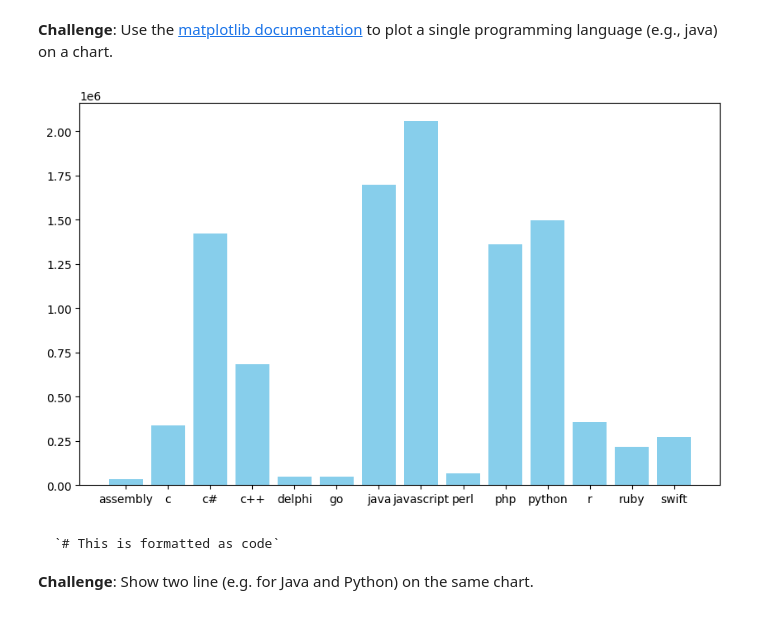
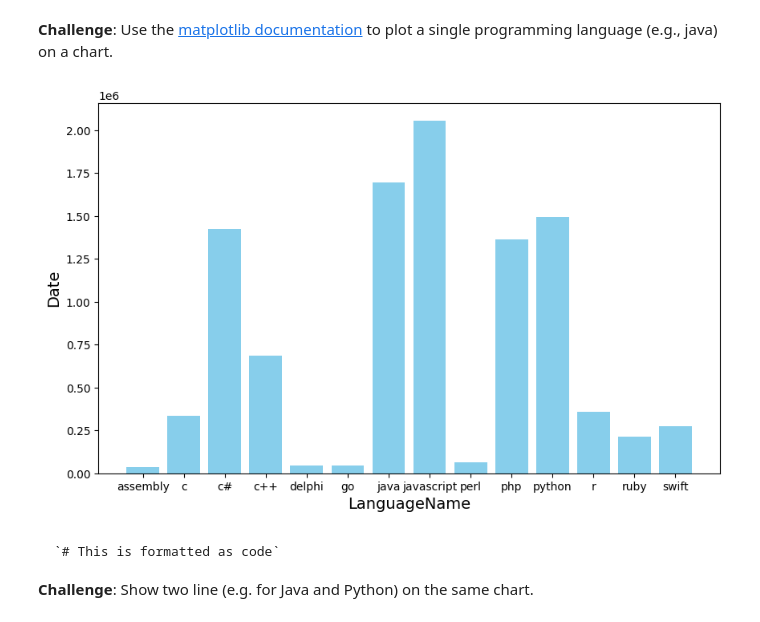
Before and after one commit to tianapayetstanley/100_days_of_Python, a Jupyter notebook: DAY73_Programming_Languages_(start).ipynb, the cells around one changed output. Saved outputs shown, nothing was run; the diff lists cells and outputs as text; code cells hidden in the pictures.

```diff
--- a/DAY73_Programming_Languages_(start).ipynb
+++ b/DAY73_Programming_Languages_(start).ipynb
@@ -126,13 +126,15 @@ entries_per_lang = df.groupby('LanguageName')['PostCount'].sum()
 **Challenge**: Use the [matplotlib documentation](https://matplotlib.org/3.2.1/api/_as_gen/matplotlib.pyplot.plot.html#matplotlib.pyplot.plot) to plot a single programming language (e.g., java) on a chart.
 # %%
 import matplotlib.pyplot as plt
-entries_per_lang = df.groupby('LanguageName')['PostCount'].sum().reset_index()
+#entries_per_lang = df.groupby('LanguageName')['PostCount'].sum().reset_index()
 plt.figure(figsize=(10, 6))  #coordinates are used for dimesions of graph >> more readable
 plt.bar(entries_per_lang['LanguageName'], entries_per_lang['PostCount'], color='skyblue')
+plt.xlabel('LanguageName', fontsize=14)
+plt.ylabel('Date', fontsize=14)
 
 plt.show()
 # %% [output]
-[figure, old version]
+[figure, new version]
 # %% [markdown]
 
 
```
